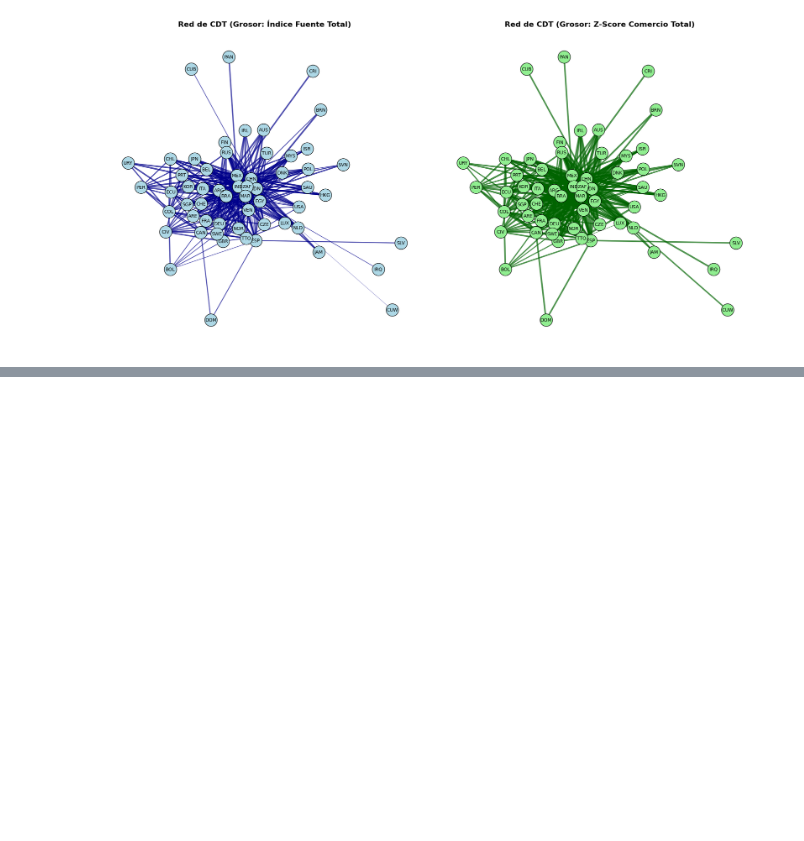
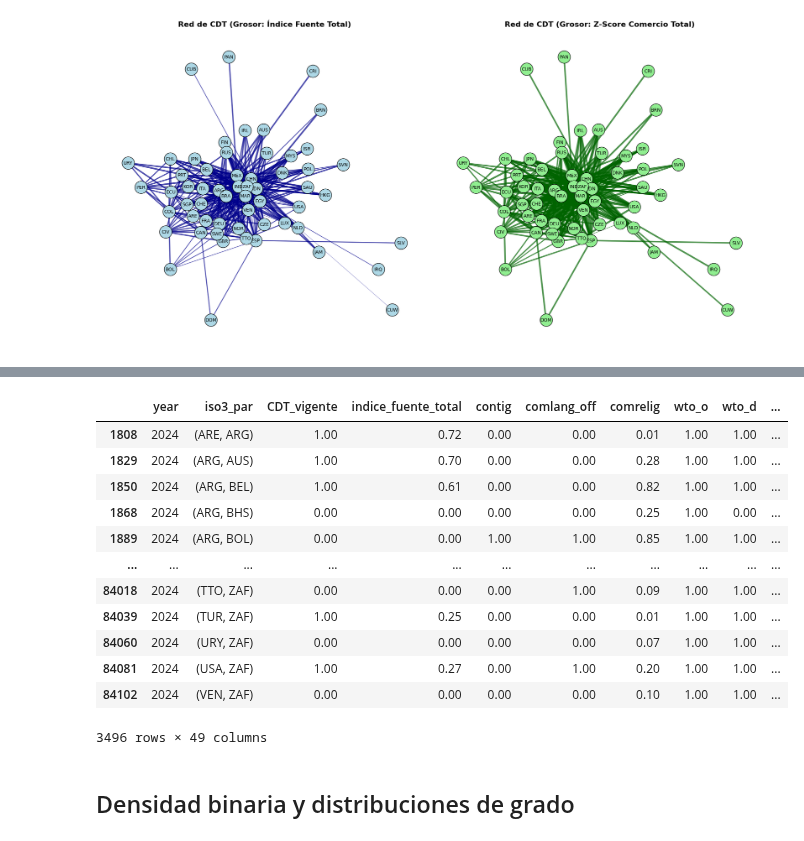
Before and after one commit to hubcborja/Trabajo_grado_ECIJG, a Jupyter notebook: AplicacionModelo.ipynb, the cells around one changed output, grey strips where cells are left out. Drawn from its saved outputs; the diff is of its cells as text; code cells hidden in the pictures; blank space fills up the shorter version.

```diff
--- a/AplicacionModelo.ipynb
+++ b/AplicacionModelo.ipynb
@@ -712,0 +746,16 @@ plt.show()
+# %%
+df_ERGM_VERGM24
+# %% [output]
+|  | year | iso3_par | CDT_vigente | indice_fuente_total | contig | comlang_off | comrelig | wto_o | wto_d | ... |
+| 1808 | 2024 | (ARE, ARG) | 1.00 | 0.72 | 0.00 | 0.00 | 0.01 | 1.00 | 1.00 | ... |
+| 1829 | 2024 | (ARG, AUS) | 1.00 | 0.70 | 0.00 | 0.00 | 0.28 | 1.00 | 1.00 | ... |
+| 1850 | 2024 | (ARG, BEL) | 1.00 | 0.61 | 0.00 | 0.00 | 0.82 | 1.00 | 1.00 | ... |
+| 1868 | 2024 | (ARG, BHS) | 0.00 | 0.00 | 0.00 | 0.00 | 0.25 | 1.00 | 0.00 | ... |
+| 1889 | 2024 | (ARG, BOL) | 0.00 | 0.00 | 1.00 | 1.00 | 0.85 | 1.00 | 1.00 | ... |
+| ... | ... | ... | ... | ... | ... | ... | ... | ... | ... | ... |
+| 84018 | 2024 | (TTO, ZAF) | 0.00 | 0.00 | 0.00 | 1.00 | 0.09 | 1.00 | 1.00 | ... |
+| 84039 | 2024 | (TUR, ZAF) | 1.00 | 0.25 | 0.00 | 0.00 | 0.01 | 1.00 | 1.00 | ... |
+| 84060 | 2024 | (URY, ZAF) | 0.00 | 0.00 | 0.00 | 0.00 | 0.07 | 1.00 | 1.00 | ... |
+| 84081 | 2024 | (USA, ZAF) | 1.00 | 0.27 | 0.00 | 1.00 | 0.20 | 1.00 | 1.00 | ... |
+| 84102 | 2024 | (VEN, ZAF) | 0.00 | 0.00 | 0.00 | 0.00 | 0.10 | 1.00 | 1.00 | ... |
+3496 rows × 49 columns
@@ -712,0 +787,2 @@ plt.show()
+# %% [markdown]
+## Densidad binaria y distribuciones de grado
```
Also changed, not shown: parts of 24 cells of this notebook.
